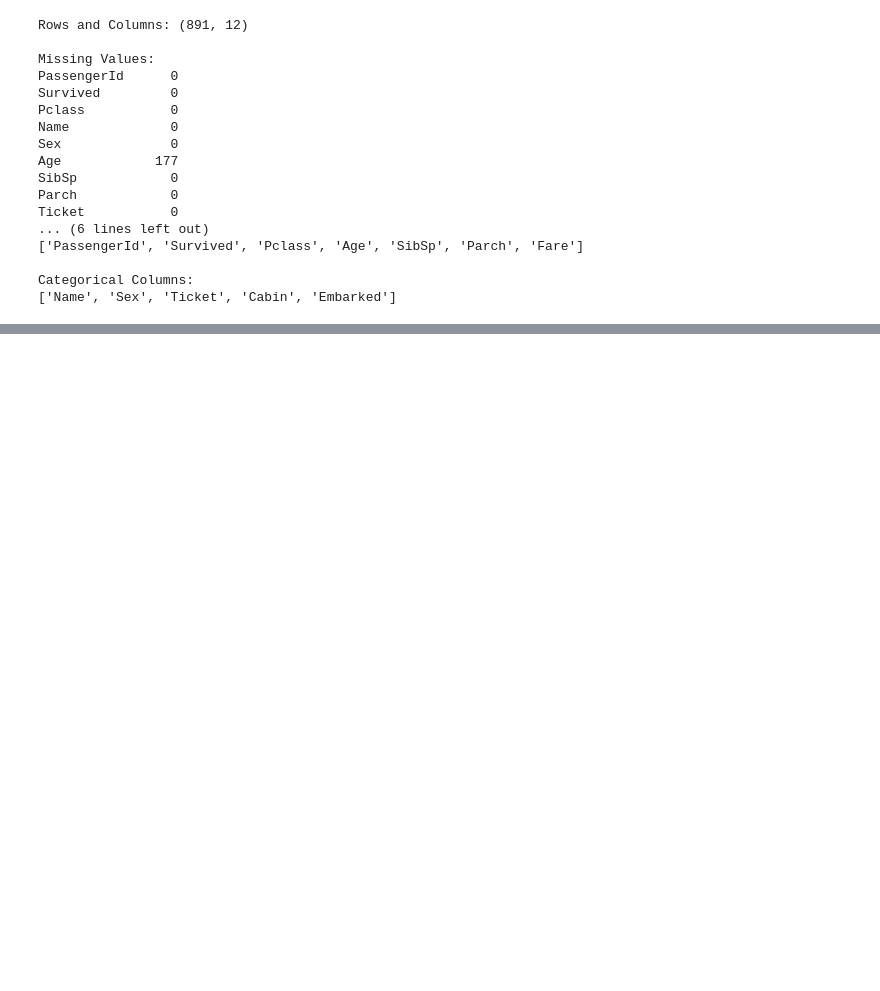
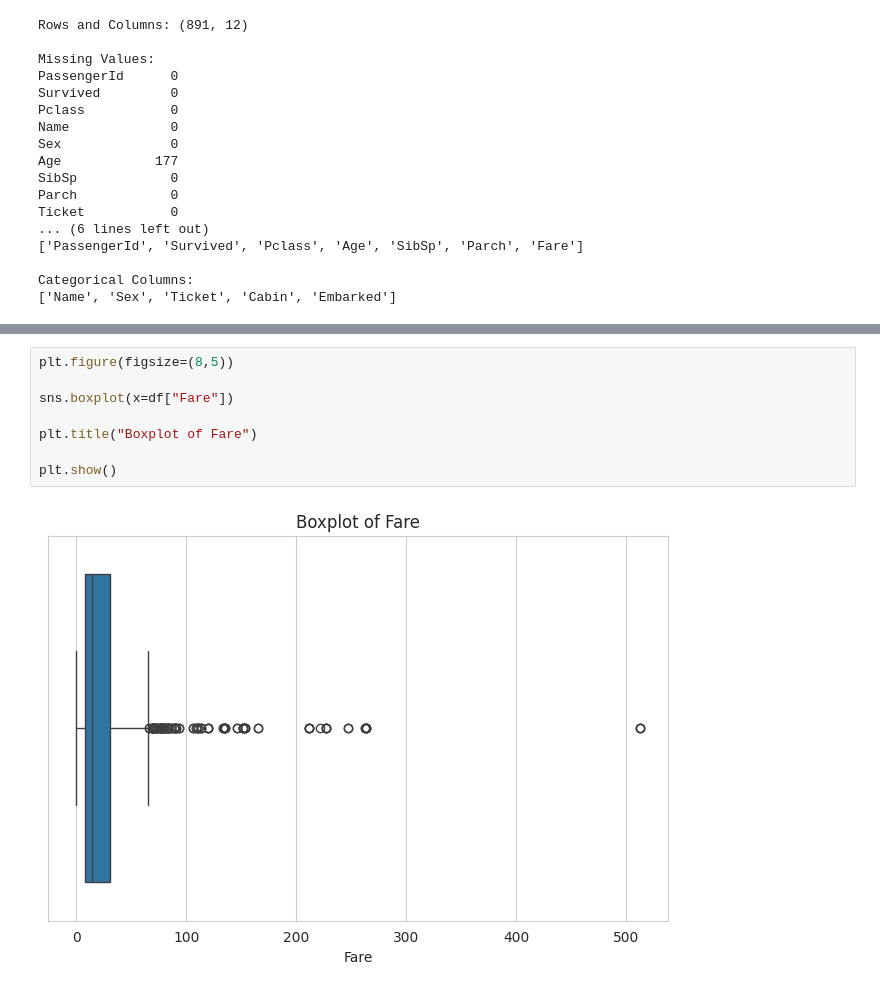
Before and after one commit to malikshahzaib263/neurofive-ml-track, a Jupyter notebook: Titanic_EDA.ipynb, the cells around one changed output, grey strips where cells are left out. Cells and saved outputs as stored; diff of their text form; blank space fills up the shorter version.

```diff
--- a/Titanic_EDA.ipynb
+++ b/Titanic_EDA.ipynb
@@ -127,0 +191,10 @@ Categorical Columns:
+# %%
+plt.figure(figsize=(8,5))
+
+sns.boxplot(x=df["Fare"])
+
+plt.title("Boxplot of Fare")
+
+plt.show()
+# %% [output]
+[figure, added]
```
Also changed, not shown: parts of 13 cells of this notebook.
